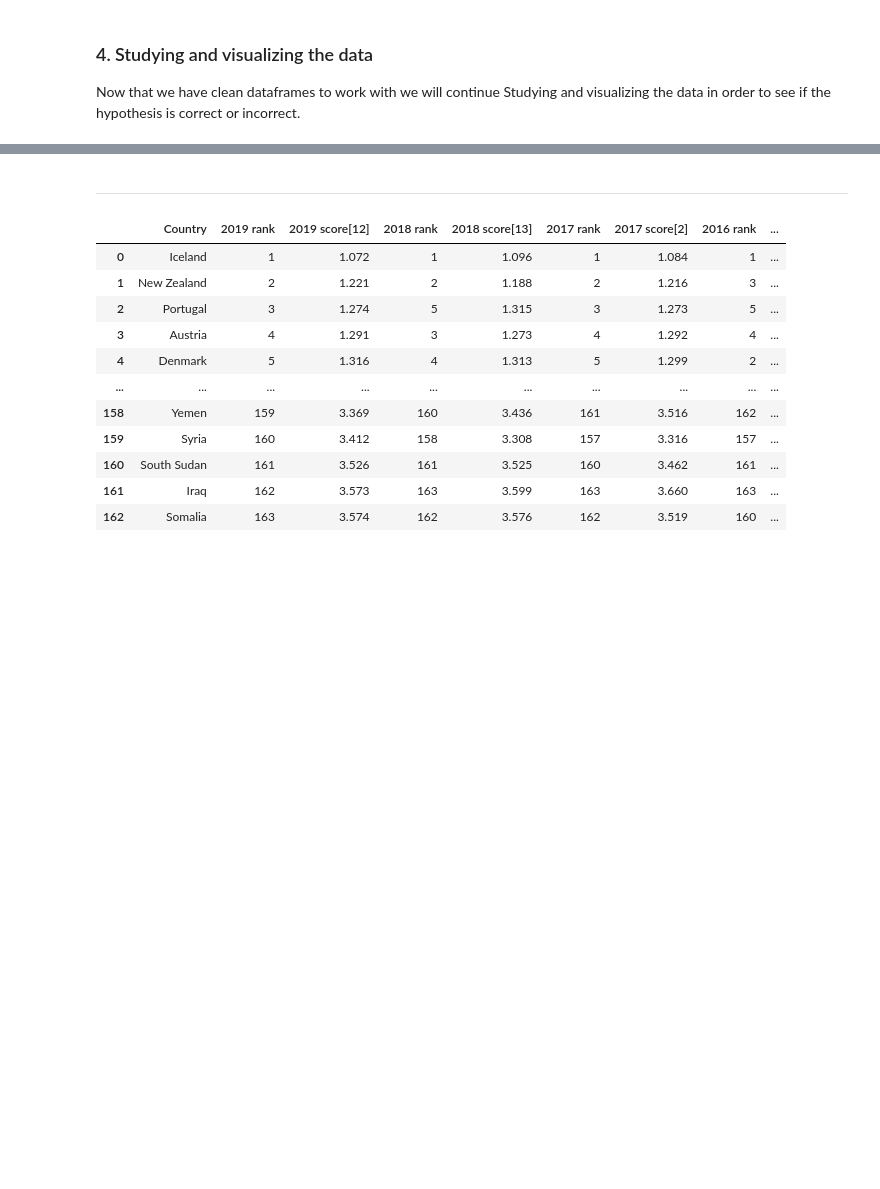
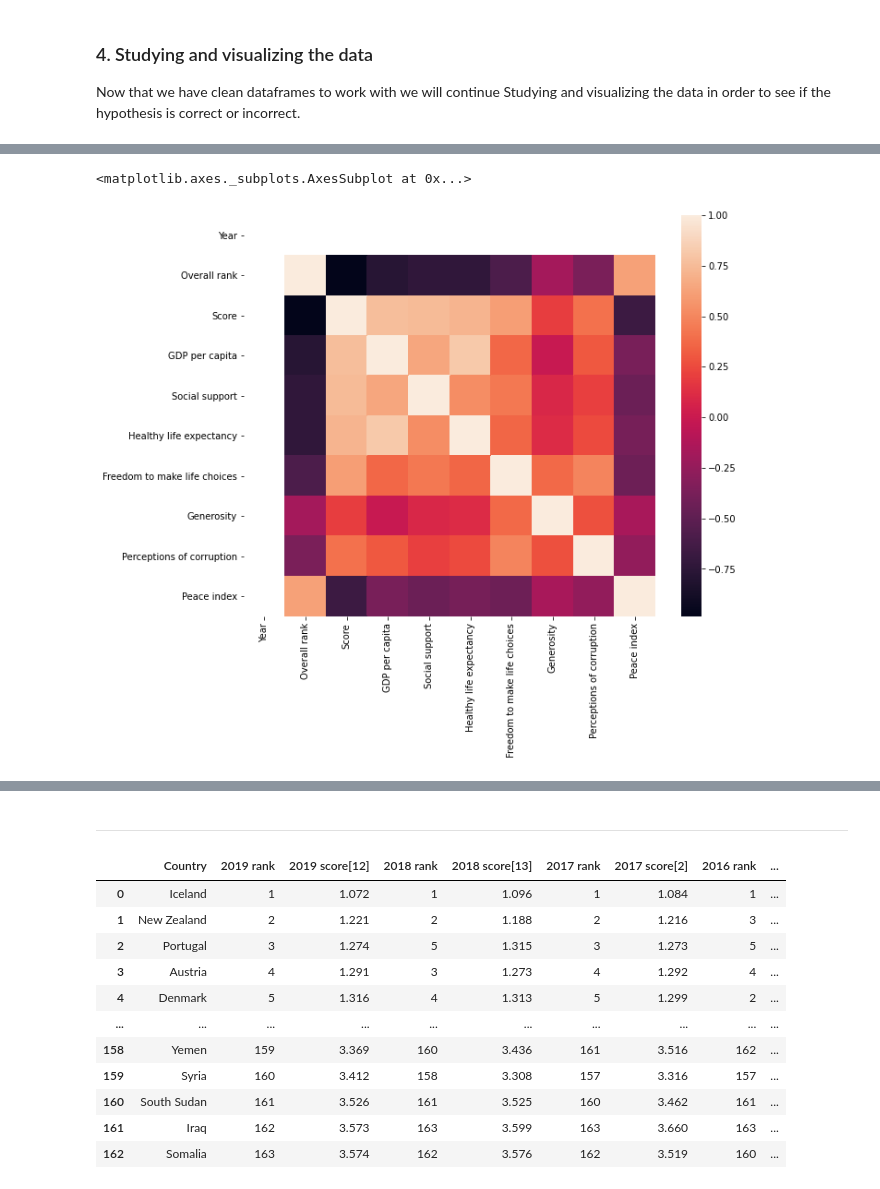
Before and after one commit to RoxannaW/Project_world_happiness, a Jupyter notebook: src/main.ipynb, the cells around one changed output, grey strips where cells are left out. Drawn from its saved outputs; the diff is of its cells as text; code cells hidden in the pictures; blank space fills up the shorter version.

Commit message:
Updated cleaning section and started visualisation

```diff
--- a/src/main.ipynb
+++ b/src/main.ipynb
@@ -520,3 +509,10 @@ complete_data_2015
+# %%
+# For the missing data in the Peace index column, I will fill the nan value with the average values.
+complete_data_2015 = fill_none_values(df=complete_data_2015)
+complete_data_2016 = fill_none_values(df=complete_data_2016)
+complete_data_2017 = fill_none_values(df=complete_data_2017)
+complete_data_2018 = fill_none_values(df=complete_data_2018)
+complete_data_2019 = fill_none_values(df=complete_data_2019)
 # %% [markdown]
 Now that we have checked the missing values, we will continue with the duplicated values.
 # %%
@@ -548,0 +636,6 @@ Now that we have clean dataframes to work with we will continue Studying and vis
+# %%
+plt.figure(figsize=(10,8))
+sns.heatmap(complete_data_2015.corr())
+# %% [output]
+<matplotlib.axes._subplots.AxesSubplot at 0x...>
+[figure, added]
```
Also changed, not shown: parts of 22 cells of this notebook, 3 other files.
